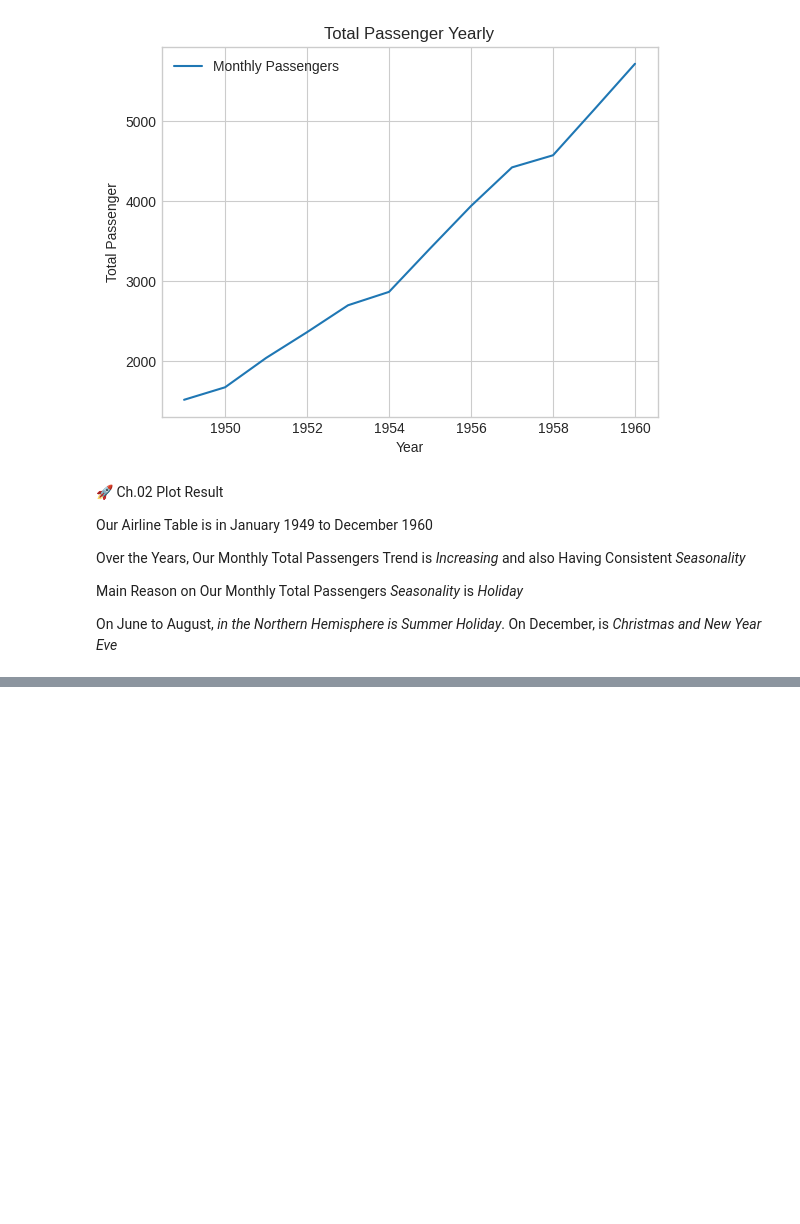
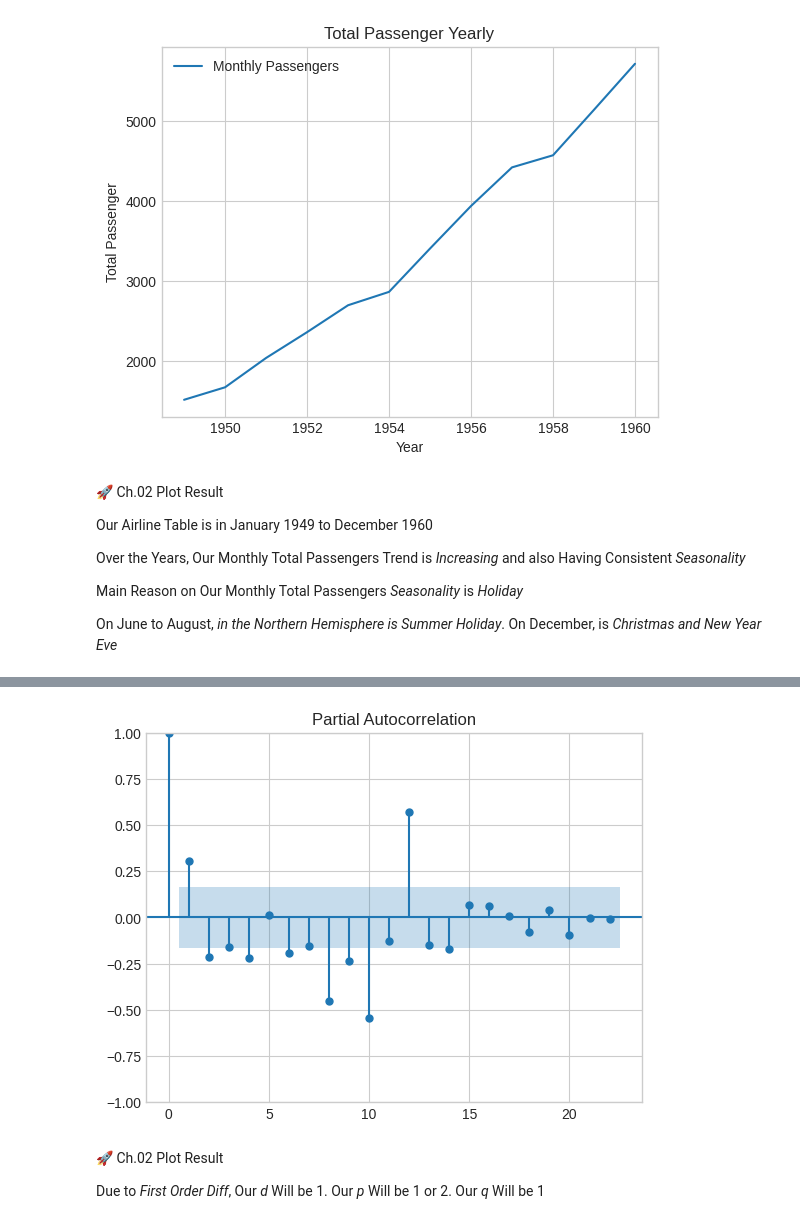
Before and after one commit to Kelniit/Jar, a Jupyter notebook: Lab 01.ipynb, the cells around one changed output, grey strips where cells are left out. Cells and saved outputs as stored; diff of their text form; code cells hidden in the pictures; blank space fills up the shorter version.

```diff
--- a/Lab 01.ipynb
+++ b/Lab 01.ipynb
@@ -138,0 +195,8 @@ On June to August, *in the Northern Hemisphere is Summer Holiday*. On December,
+# %%
+plot_pacf(sample_satu);
+# %% [output]
+[figure, added]
+# %% [markdown]
+🚀 Ch.02 Plot Result
+
+Due to *First Order Diff*, Our *d* Will be 1. Our *p* Will be 1 or 2. Our *q* Will be 1
```
Also changed, not shown: parts of 9 cells of this notebook.
